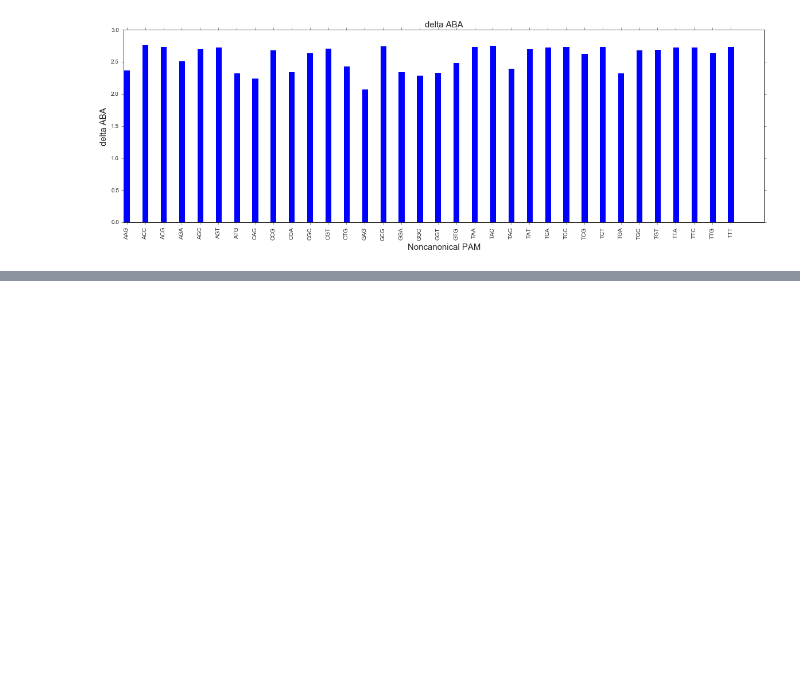
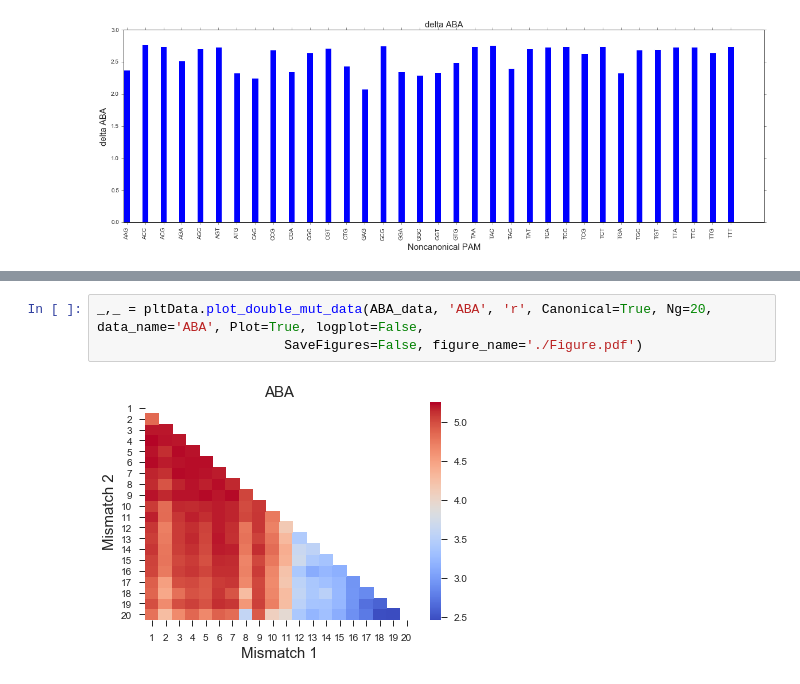
Before and after one commit to martin-depken/Energy-Landscape, a Jupyter notebook: code_general_Finkelsteinlab/Test_Process_SeqLibrary_Finkelsteinlab.ipynb, the cells around one changed output, grey strips where cells are left out. Saved outputs shown, nothing was run; the diff lists cells and outputs as text; blank space fills up the shorter version.

```diff
--- a/code_general_Finkelsteinlab/Test_Process_SeqLibrary_Finkelsteinlab.ipynb
+++ b/code_general_Finkelsteinlab/Test_Process_SeqLibrary_Finkelsteinlab.ipynb
@@ -132,0 +173,5 @@ df=pltData.plot_mut_PAM(ABA_data,'Delta ABA (kBT)', data_name='delta ABA', Plot=
+# %%
+_,_ = pltData.plot_double_mut_data(ABA_data, 'ABA', 'r', Canonical=True, Ng=20, data_name='ABA', Plot=True, logplot=False,
+                        SaveFigures=False, figure_name='./Figure.pdf')
+# %% [output]
+[figure, added]
```
Also changed, not shown: parts of 7 cells of this notebook.
